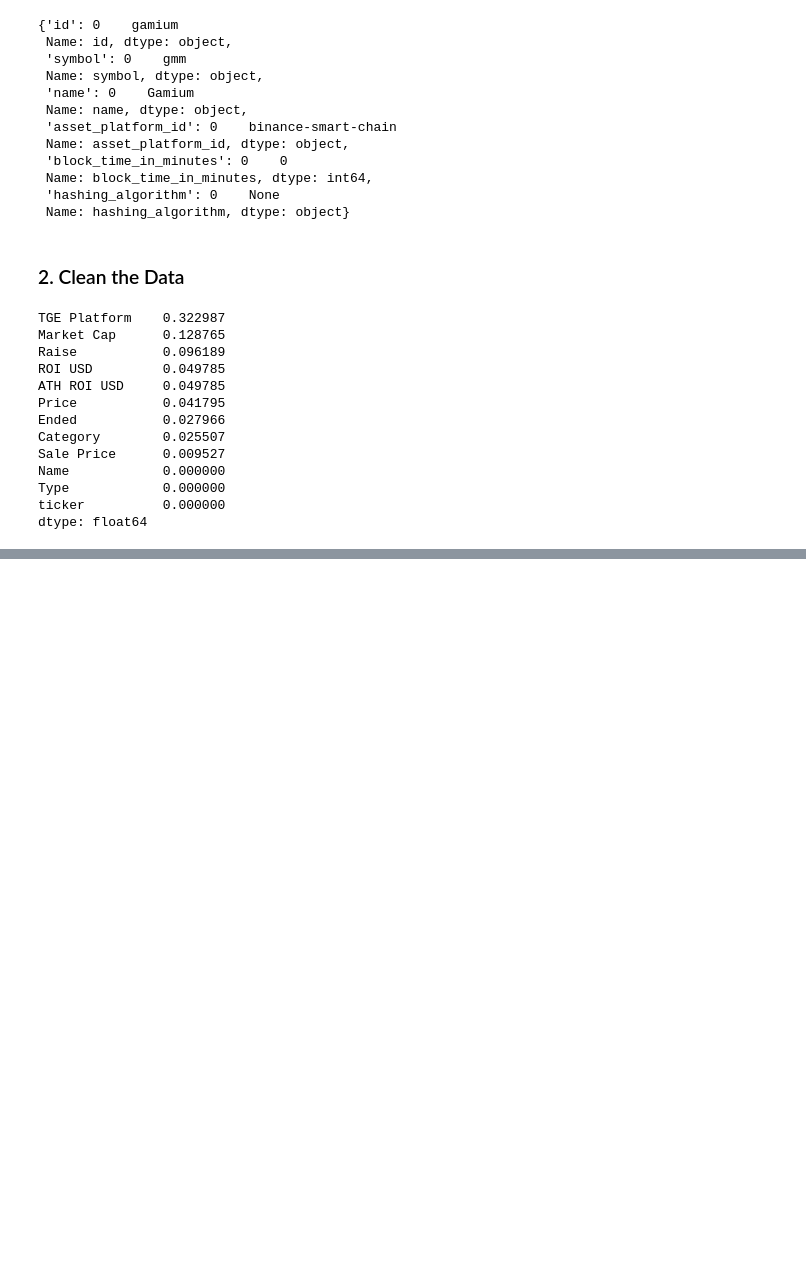
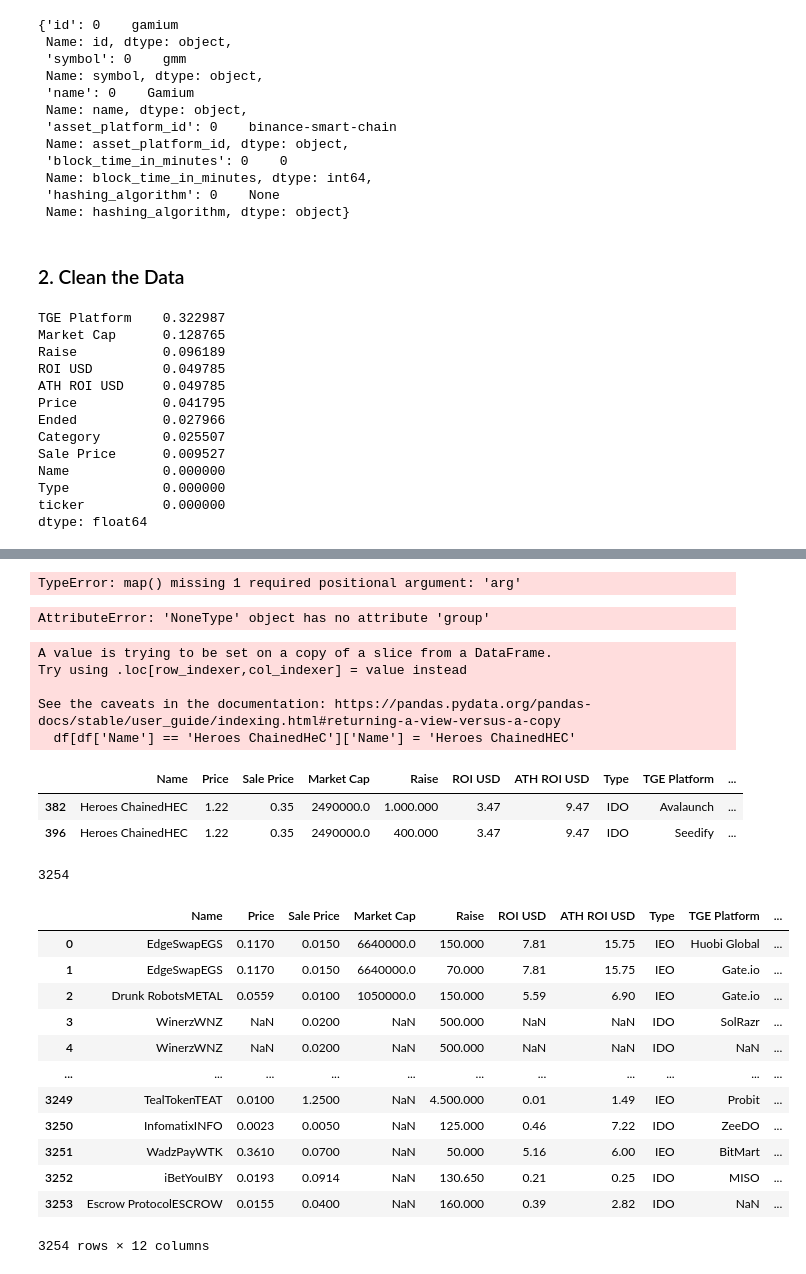
Before and after one commit to dmdp943/Web3-Project, a Jupyter notebook: notebooks/CryptoRankDataModel_vDiego.ipynb, the cells around one changed output, grey strips where cells are left out. Saved outputs shown, nothing was run; the diff lists cells and outputs as text; code cells hidden in the pictures; blank space fills up the shorter version.

Commit message:
modification data vDiego

```diff
--- a/notebooks/CryptoRankDataModel_vDiego.ipynb
+++ b/notebooks/CryptoRankDataModel_vDiego.ipynb
@@ -210,0 +278,4 @@ dtype: float64
+# %%
+df['Name'].map()
+# %% [output]
+TypeError: map() missing 1 required positional argument: 'arg'
@@ -210,0 +286,12 @@ dtype: float64
+# %%
+df['Name'].map(getPattern)
+# %% [output]
+AttributeError: 'NoneType' object has no attribute 'group'
+# %%
+df[df['Name'] == 'Heroes ChainedHeC']['Name'] = 'Heroes ChainedHEC'
+# %% [output]
+A value is trying to be set on a copy of a slice from a DataFrame.
+Try using .loc[row_indexer,col_indexer] = value instead
+
+See the caveats in the documentation: https://pandas.pydata.org/pandas-docs/stable/user_guide/indexing.html#returning-a-view-versus-a-copy
+  df[df['Name'] == 'Heroes ChainedHeC']['Name'] = 'Heroes ChainedHEC'
@@ -210,0 +305,6 @@ dtype: float64
+# %%
+df[df['Name'] == 'Heroes ChainedHEC']
+# %% [output]
+|  | Name | Price | Sale Price | Market Cap | Raise | ROI USD | ATH ROI USD | Type | TGE Platform | ... |
+| 382 | Heroes ChainedHEC | 1.22 | 0.35 | 2490000.0 | 1.000.000 | 3.47 | 9.47 | IDO | Avalaunch | ... |
+| 396 | Heroes ChainedHEC | 1.22 | 0.35 | 2490000.0 | 400.000 | 3.47 | 9.47 | IDO | Seedify | ... |
@@ -210,0 +329,4 @@ dtype: float64
+# %%
+len(symbol_list)
+# %% [output]
+3254
@@ -210,0 +335,16 @@ dtype: float64
+# %%
+df
+# %% [output]
+|  | Name | Price | Sale Price | Market Cap | Raise | ROI USD | ATH ROI USD | Type | TGE Platform | ... |
+| 0 | EdgeSwapEGS | 0.1170 | 0.0150 | 6640000.0 | 150.000 | 7.81 | 15.75 | IEO | Huobi Global | ... |
+| 1 | EdgeSwapEGS | 0.1170 | 0.0150 | 6640000.0 | 70.000 | 7.81 | 15.75 | IEO | Gate.io | ... |
+| 2 | Drunk RobotsMETAL | 0.0559 | 0.0100 | 1050000.0 | 150.000 | 5.59 | 6.90 | IEO | Gate.io | ... |
+| 3 | WinerzWNZ | NaN | 0.0200 | NaN | 500.000 | NaN | NaN | IDO | SolRazr | ... |
+| 4 | WinerzWNZ | NaN | 0.0200 | NaN | 500.000 | NaN | NaN | IDO | NaN | ... |
+| ... | ... | ... | ... | ... | ... | ... | ... | ... | ... | ... |
+| 3249 | TealTokenTEAT | 0.0100 | 1.2500 | NaN | 4.500.000 | 0.01 | 1.49 | IEO | Probit | ... |
+| 3250 | InfomatixINFO | 0.0023 | 0.0050 | NaN | 125.000 | 0.46 | 7.22 | IDO | ZeeDO | ... |
+| 3251 | WadzPayWTK | 0.3610 | 0.0700 | NaN | 50.000 | 5.16 | 6.00 | IEO | BitMart | ... |
+| 3252 | iBetYouIBY | 0.0193 | 0.0914 | NaN | 130.650 | 0.21 | 0.25 | IDO | MISO | ... |
+| 3253 | Escrow ProtocolESCROW | 0.0155 | 0.0400 | NaN | 160.000 | 0.39 | 2.82 | IDO | NaN | ... |
+3254 rows × 12 columns
```
Also changed, not shown: parts of 19 cells of this notebook, 2 other files.
